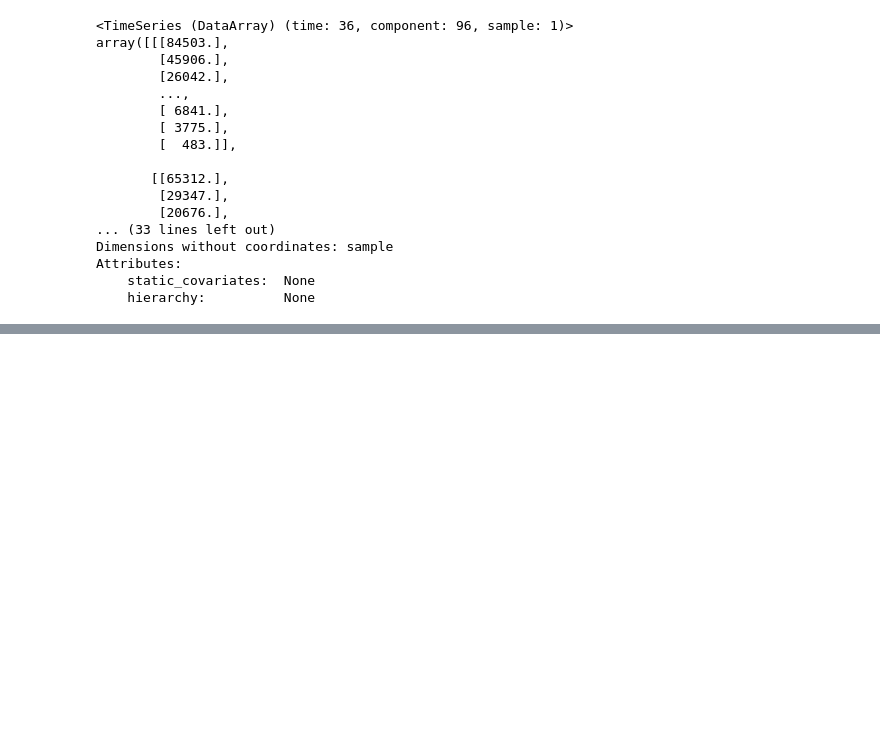
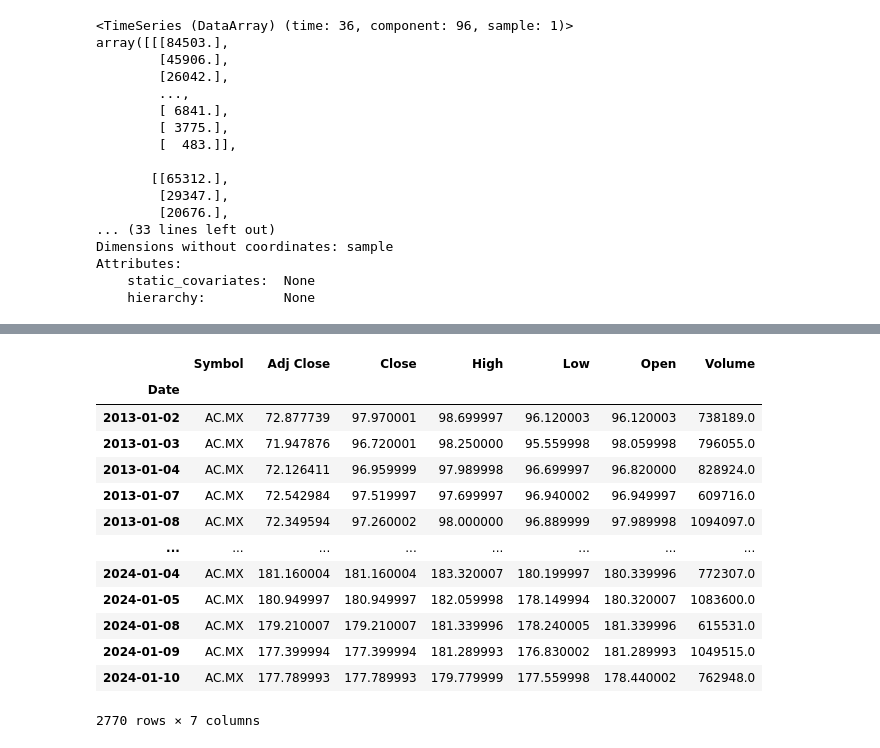
Before and after one commit to sanchezcarlosjr/evolufy, a Jupyter notebook: notebooks/1.0-cest-timeseries.ipynb, the cells around one changed output, grey strips where cells are left out. Cells and saved outputs as stored; diff of their text form; code cells hidden in the pictures; blank space fills up the shorter version.

```diff
--- a/notebooks/1.0-cest-timeseries.ipynb
+++ b/notebooks/1.0-cest-timeseries.ipynb
@@ -57,0 +158,17 @@ Attributes:
+# %%
+yahoo_finance_api[yahoo_finance_api['Symbol'] == 'AC.MX']
+# %% [output]
+|  | Symbol | Adj Close | Close | High | Low | Open | Volume |
+| Date |  |  |  |  |  |  |  |
+| 2013-01-02 | AC.MX | 72.877739 | 97.970001 | 98.699997 | 96.120003 | 96.120003 | 738189.0 |
+| 2013-01-03 | AC.MX | 71.947876 | 96.720001 | 98.250000 | 95.559998 | 98.059998 | 796055.0 |
+| 2013-01-04 | AC.MX | 72.126411 | 96.959999 | 97.989998 | 96.699997 | 96.820000 | 828924.0 |
+| 2013-01-07 | AC.MX | 72.542984 | 97.519997 | 97.699997 | 96.940002 | 96.949997 | 609716.0 |
+| 2013-01-08 | AC.MX | 72.349594 | 97.260002 | 98.000000 | 96.889999 | 97.989998 | 1094097.0 |
+| ... | ... | ... | ... | ... | ... | ... | ... |
+| 2024-01-04 | AC.MX | 181.160004 | 181.160004 | 183.320007 | 180.199997 | 180.339996 | 772307.0 |
+| 2024-01-05 | AC.MX | 180.949997 | 180.949997 | 182.059998 | 178.149994 | 180.320007 | 1083600.0 |
+| 2024-01-08 | AC.MX | 179.210007 | 179.210007 | 181.339996 | 178.240005 | 181.339996 | 615531.0 |
+| 2024-01-09 | AC.MX | 177.399994 | 177.399994 | 181.289993 | 176.830002 | 181.289993 | 1049515.0 |
+| 2024-01-10 | AC.MX | 177.789993 | 177.789993 | 179.779999 | 177.559998 | 178.440002 | 762948.0 |
+2770 rows × 7 columns
```
Also changed, not shown: parts of 13 cells of this notebook, 19 other files.
